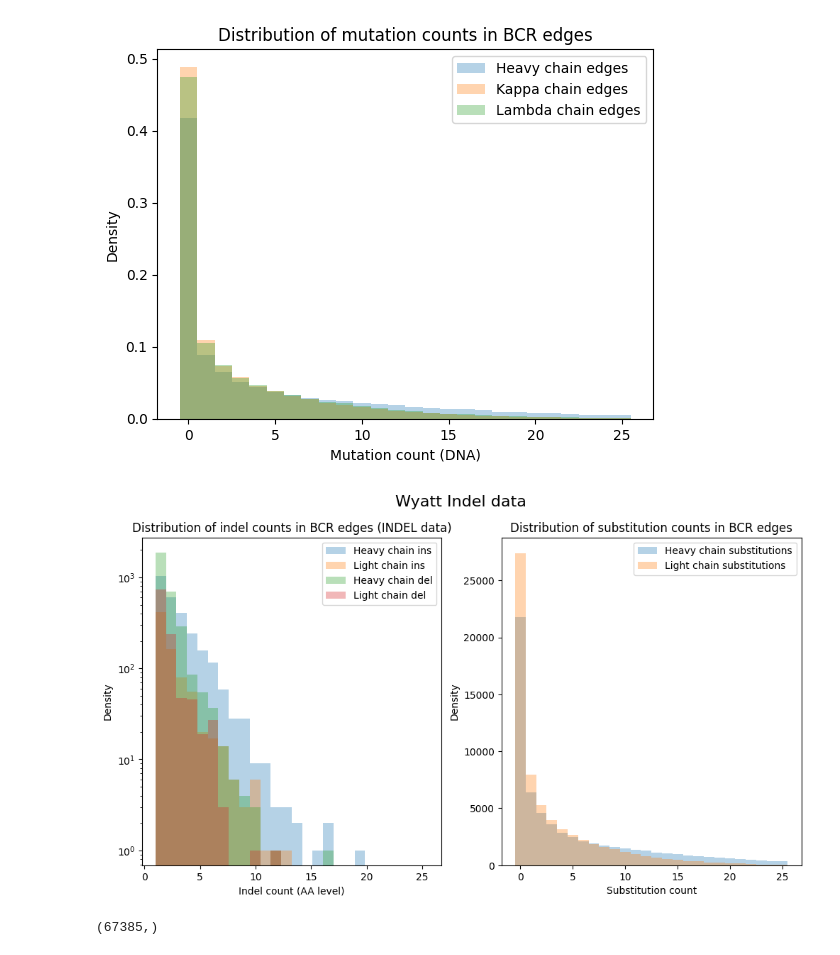
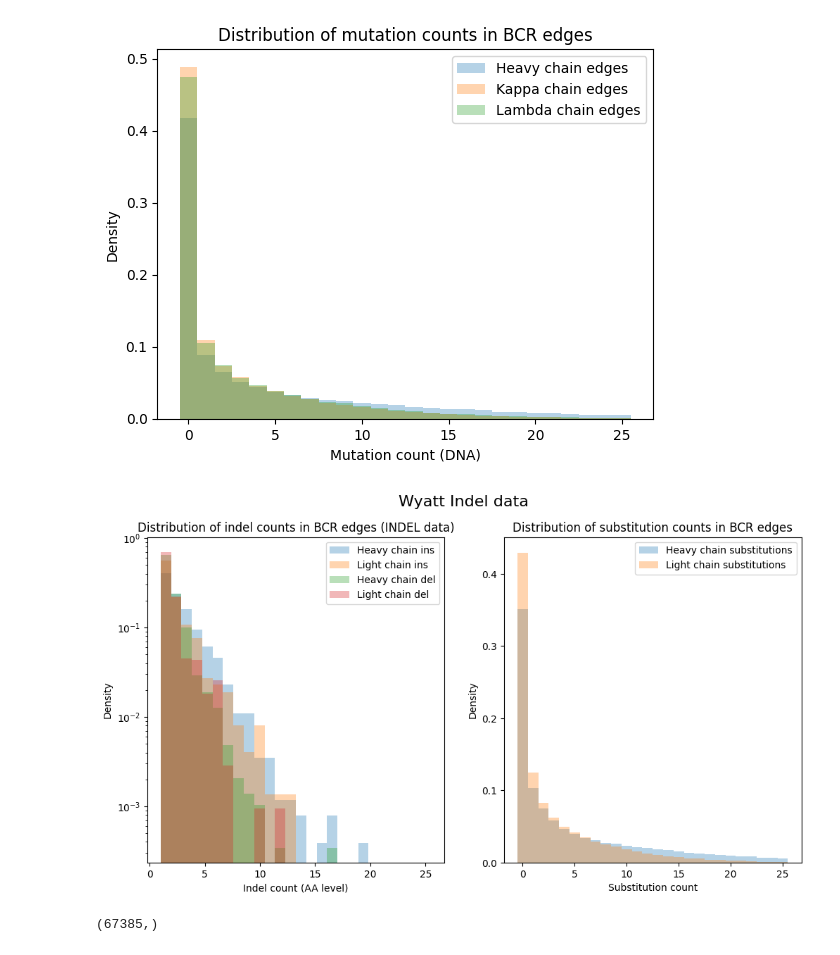
Before and after one commit to thematrixmaster/cosine, a Jupyter notebook: data/wyatt.ipynb, the cells around one changed output. Cells and saved outputs as stored; diff of their text form; code cells hidden in the pictures.

```diff
--- a/data/wyatt.ipynb
+++ b/data/wyatt.ipynb
@@ -118,6 +118,8 @@ indels['n_sub_light'] = indels['n_mut_light'] - indels['n_ins_light'] - indels['
 indels['n_mut'] = indels['n_mut_heavy'] + indels['n_mut_light']
 indels['n_sub'] = indels['n_sub_heavy'] + indels['n_sub_light']
 indels['n_del'] = indels['n_del_heavy'] + indels['n_del_light']
+indels['n_ins'] = indels['n_ins_heavy'] + indels['n_ins_light']
+indels['has_indels'] = indels['n_ins'] + indels['n_del'] > 0
 
 assert (indels['n_sub_heavy'] >= 0).all(), "Negative substitutions in heavy chain."
 assert (indels['n_sub_light'] >= 0).all(), "Negative substitutions in light chain."
@@ -163,30 +189,30 @@ plt.show()
 # %%
 indel_bins = np.linspace(1, 25.5, 27)
 fig, ax = plt.subplots(1, 2, figsize=(12, 6))
 
-ax[0].hist(indels.n_ins_heavy // 3, bins=indel_bins, alpha=0.33, label="Heavy chain ins", density=False)
-ax[0].hist(indels.n_ins_light // 3, bins=indel_bins, alpha=0.33, label="Light chain ins", density=False)
-ax[0].hist(indels.n_del_heavy // 3, bins=indel_bins, alpha=0.33, label="Heavy chain del", density=False)
-ax[0].hist(indels.n_del_light // 3, bins=indel_bins, alpha=0.33, label="Light chain del", density=False)
+ax[0].hist(indels.n_ins_heavy // 3, bins=indel_bins, alpha=0.33, label="Heavy chain ins", density=True)
+ax[0].hist(indels.n_ins_light // 3, bins=indel_bins, alpha=0.33, label="Light chain ins", density=True)
+ax[0].hist(indels.n_del_heavy // 3, bins=indel_bins, alpha=0.33, label="Heavy chain del", density=True)
+ax[0].hist(indels.n_del_light // 3, bins=indel_bins, alpha=0.33, label="Light chain del", density=True)
 ax[0].legend()
 ax[0].set_xlabel("Indel count (AA level)")
 ax[0].set_yscale('log')
 ax[0].set_ylabel("Density")
 ax[0].set_title("Distribution of indel counts in BCR edges (INDEL data)")
 
-ax[1].hist(indels.n_sub_heavy, bins=bins, alpha=0.33, label="Heavy chain substitutions", density=False)
-ax[1].hist(indels.n_sub_light, bins=bins, alpha=0.33, label="Light chain substitutions", density=False)
+ax[1].hist(indels.n_sub_heavy, bins=bins, alpha=0.33, label="Heavy chain substitutions", density=True)
+ax[1].hist(indels.n_sub_light, bins=bins, alpha=0.33, label="Light chain substitutions", density=True)
 ax[1].legend()
 ax[1].set_xlabel("Substitution count")
 ax[1].set_ylabel("Density")
 ax[1].set_title("Distribution of substitution counts in BCR edges")
 
 # Add overall title
 plt.suptitle("Wyatt Indel data", fontsize=16)
 
 plt.show()
 # %% [output]
-[figure, old version]
+[figure, new version]
 # %%
 merge_cols = ['sample_id', 'family', 'parent_name', 'child_name', 'edge_id']
 keep_cols = ['parent', 'child', 'branch_length', 'depth', 'distance', 'v_gene', 'cdr1_codon_start',
```
Also changed, not shown: parts of 8 cells of this notebook, 45 other files.
